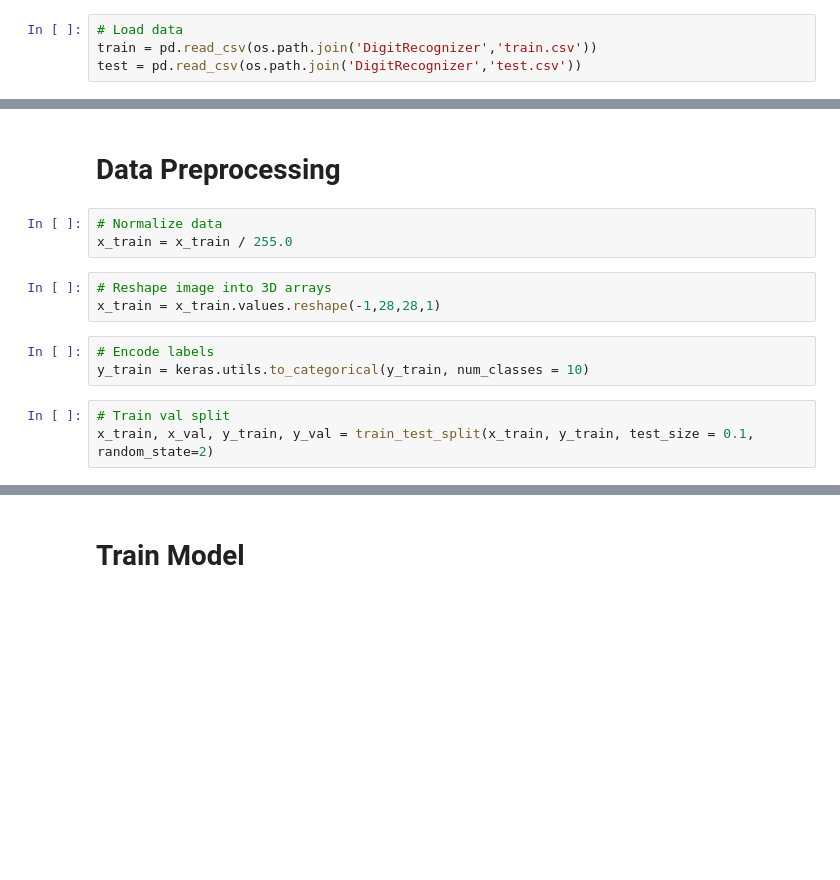
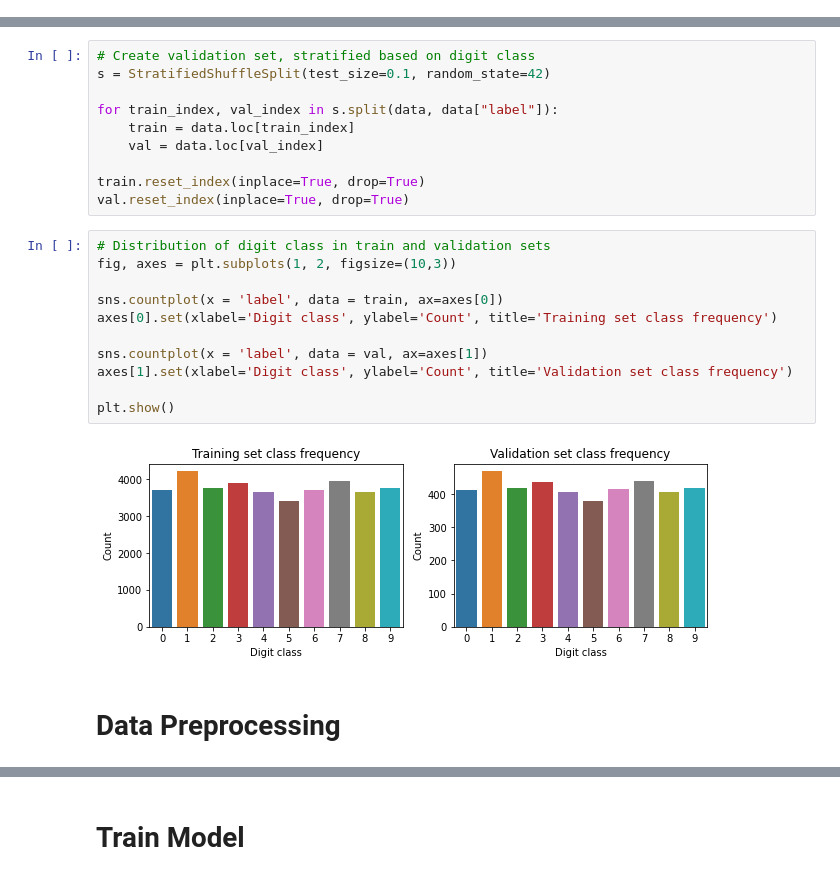
Before and after one commit to kumarsoma/handwritten_digit_recognizer, a Jupyter notebook: handwritten_digit_recognizer.ipynb, the cells around one changed output, grey strips where cells are left out. Saved outputs shown, nothing was run; the diff lists cells and outputs as text; blank space fills up the shorter version.

```diff
--- a/handwritten_digit_recognizer.ipynb
+++ b/handwritten_digit_recognizer.ipynb
@@ -24,4 +21,0 @@ from tensorflow.keras.callbacks import ModelCheckpoint
-# %%
-# Load data
-train = pd.read_csv(os.path.join('DigitRecognizer','train.csv'))
-test = pd.read_csv(os.path.join('DigitRecognizer','test.csv'))
@@ -63,14 +55,25 @@ No missing data in train and test sets
+# %%
+# Create validation set, stratified based on digit class
+s = StratifiedShuffleSplit(test_size=0.1, random_state=42)
+
+for train_index, val_index in s.split(data, data["label"]):
+    train = data.loc[train_index]
+    val = data.loc[val_index]
+
+train.reset_index(inplace=True, drop=True)
+val.reset_index(inplace=True, drop=True)
+# %%
+# Distribution of digit class in train and validation sets
+fig, axes = plt.subplots(1, 2, figsize=(10,3))
+
+sns.countplot(x = 'label', data = train, ax=axes[0])
+axes[0].set(xlabel='Digit class', ylabel='Count', title='Training set class frequency')
+
+sns.countplot(x = 'label', data = val, ax=axes[1])
+axes[1].set(xlabel='Digit class', ylabel='Count', title='Validation set class frequency')
+
+plt.show()
+# %% [output]
+[figure, added]
 # %% [markdown]
 # Data Preprocessing
-# %%
-# Normalize data
-x_train = x_train / 255.0
-# %%
-# Reshape image into 3D arrays
-x_train = x_train.values.reshape(-1,28,28,1)
-# %%
-# Encode labels
-y_train = keras.utils.to_categorical(y_train, num_classes = 10)
-# %%
-# Train val split
-x_train, x_val, y_train, y_val = train_test_split(x_train, y_train, test_size = 0.1, random_state=2)
```
Also changed, not shown: parts of 58 cells of this notebook.
